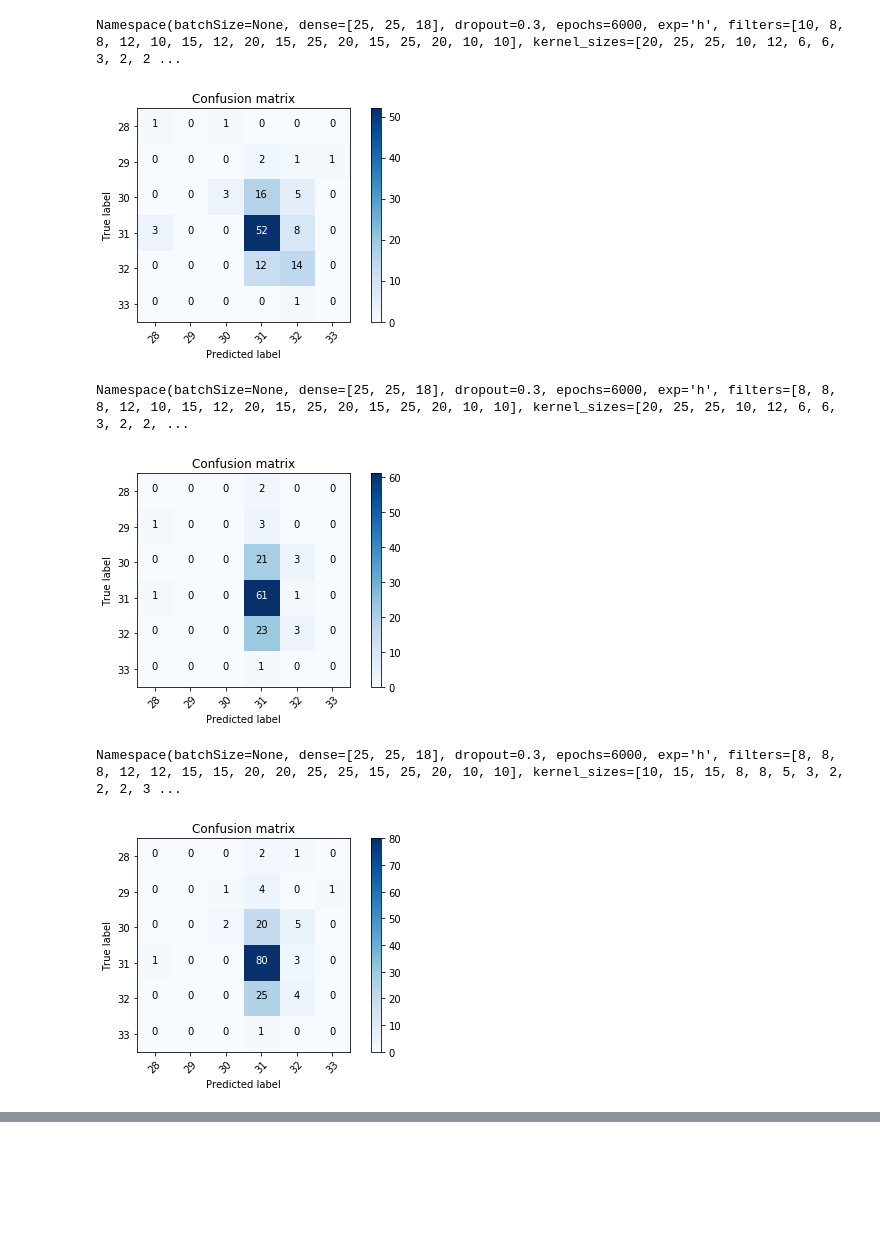
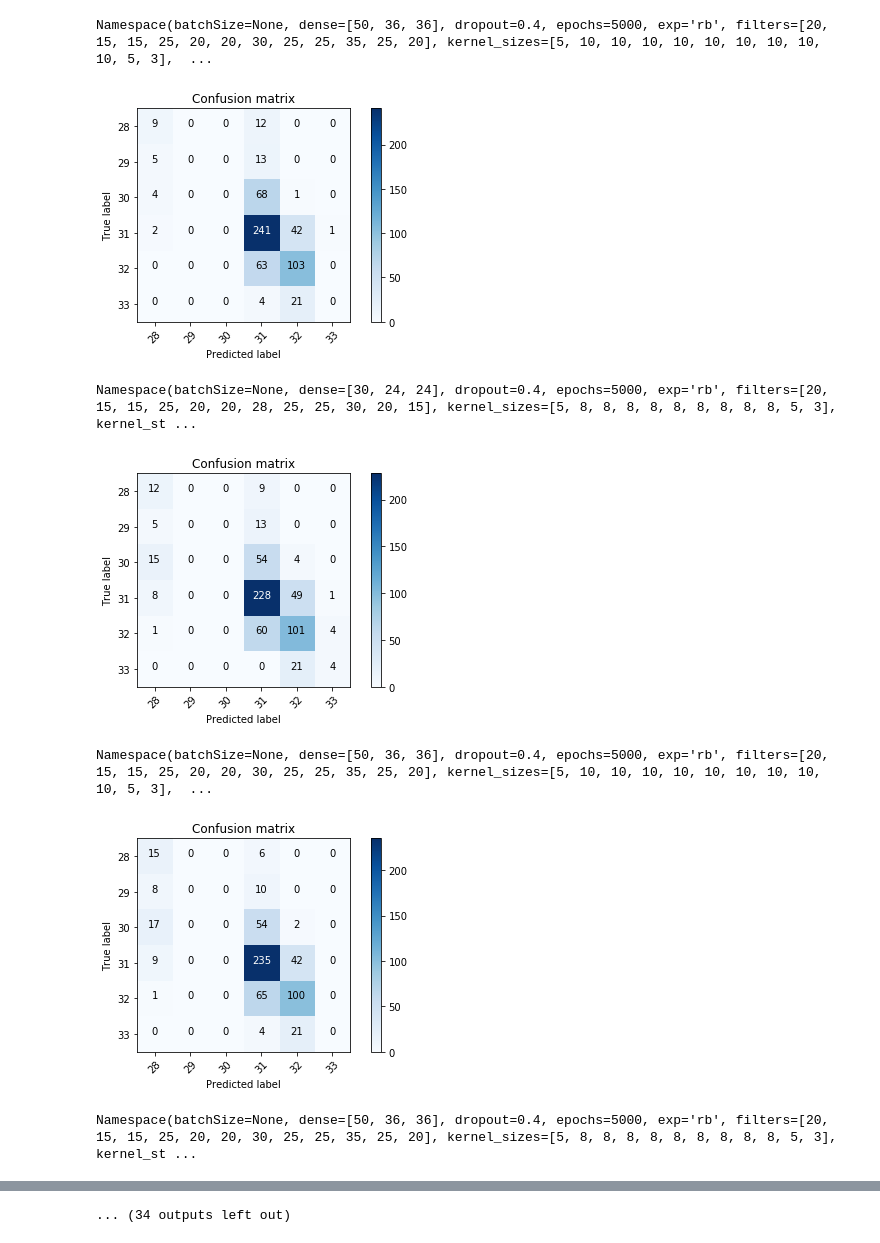
Before and after one commit to RezaTorbati/HonorsThesis, a Jupyter notebook: post.ipynb, the cells around one changed output, grey strips where cells are left out. Saved outputs shown, nothing was run; the diff lists cells and outputs as text; code cells hidden in the pictures; blank space fills up the shorter version.

```diff
--- a/post.ipynb
+++ b/post.ipynb
@@ -12,9 +26,10 @@ Average Val Accuracy:  0.5540000001589457
 # %%
-post.visualizeConfusion('results', 'h*.pkl')
+post.visualizeConfusion('results', 'rb*.pkl')
 # %% [output]
-Namespace(batchSize=None, dense=[25, 25, 18], dropout=0.3, epochs=6000, exp='h', filters=[10, 8, 8, 12, 10, 15, 12, 20, 15, 25, 20, 15, 25, 20, 10, 10], kernel_sizes=[20, 25, 25, 10, 12, 6, 6, 3, 2, 2 ...
+Namespace(batchSize=None, dense=[50, 36, 36], dropout=0.4, epochs=5000, exp='rb', filters=[20, 15, 15, 25, 20, 20, 30, 25, 25, 35, 25, 20], kernel_sizes=[5, 10, 10, 10, 10, 10, 10, 10, 10, 10, 5, 3],  ...
-[figure, old version]
+[figure, new version]
-Namespace(batchSize=None, dense=[25, 25, 18], dropout=0.3, epochs=6000, exp='h', filters=[8, 8, 8, 12, 10, 15, 12, 20, 15, 25, 20, 15, 25, 20, 10, 10], kernel_sizes=[20, 25, 25, 10, 12, 6, 6, 3, 2, 2, ...
+Namespace(batchSize=None, dense=[30, 24, 24], dropout=0.4, epochs=5000, exp='rb', filters=[20, 15, 15, 25, 20, 20, 28, 25, 25, 30, 20, 15], kernel_sizes=[5, 8, 8, 8, 8, 8, 8, 8, 8, 8, 5, 3], kernel_st ...
-[figure, old version]
+[figure, new version]
-Namespace(batchSize=None, dense=[25, 25, 18], dropout=0.3, epochs=6000, exp='h', filters=[8, 8, 8, 12, 12, 15, 15, 20, 20, 25, 25, 15, 25, 20, 10, 10], kernel_sizes=[10, 15, 15, 8, 8, 5, 3, 2, 2, 2, 3 ...
+Namespace(batchSize=None, dense=[50, 36, 36], dropout=0.4, epochs=5000, exp='rb', filters=[20, 15, 15, 25, 20, 20, 30, 25, 25, 35, 25, 20], kernel_sizes=[5, 10, 10, 10, 10, 10, 10, 10, 10, 10, 5, 3],  ...
-[figure, old version]
+[figure, new version]
+Namespace(batchSize=None, dense=[50, 36, 36], dropout=0.4, epochs=5000, exp='rb', filters=[20, 15, 15, 25, 20, 20, 30, 25, 25, 35, 25, 20], kernel_sizes=[5, 8, 8, 8, 8, 8, 8, 8, 8, 8, 5, 3], kernel_st ...
@@ -20,0 +41 @@ Namespace(batchSize=None, dense=[25, 25, 18], dropout=0.3, epochs=6000, exp='h',
+... (34 outputs left out)
```
Also changed, not shown: parts of 2 cells of this notebook, 4 other files.
